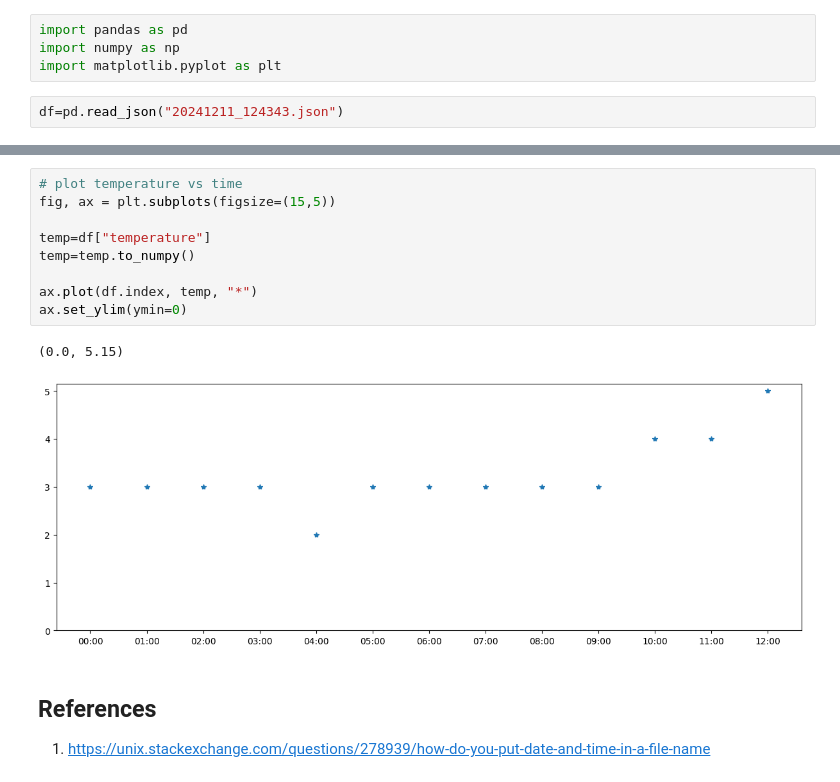
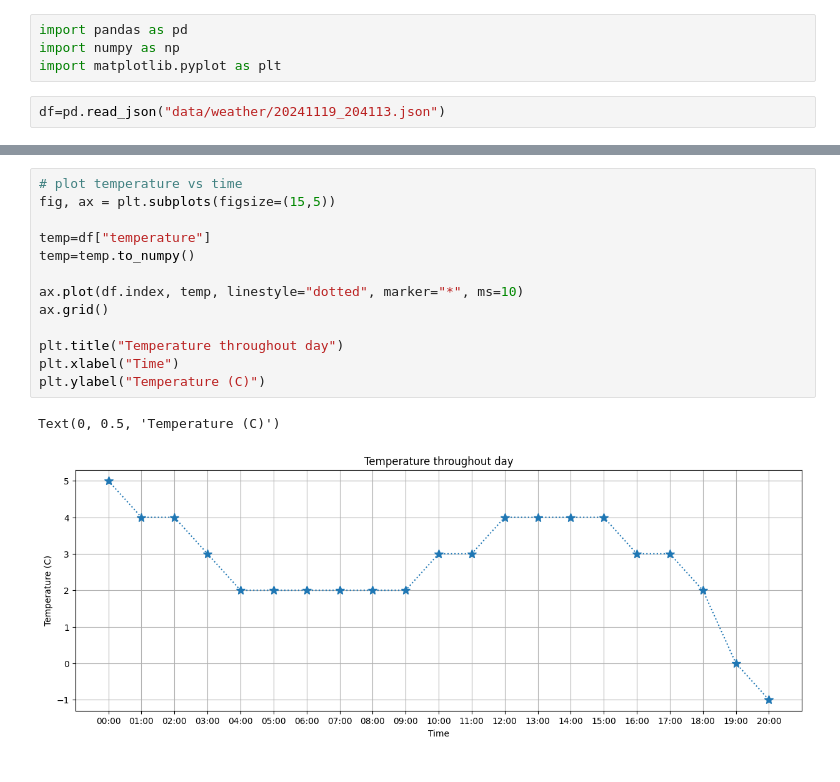
Before and after one commit to rayne-fall/computer-infrastructure, a Jupyter notebook: weather.ipynb, the cells around one changed output, grey strips where cells are left out. Cells and saved outputs as stored; diff of their text form.

Commit message:
finished plots for task 9

```diff
--- a/weather.ipynb
+++ b/weather.ipynb
@@ -82,7 +82,7 @@ import pandas as pd
 import numpy as np
 import matplotlib.pyplot as plt
 # %%
-df=pd.read_json("20241211_124343.json")
+df=pd.read_json("data/weather/20241119_204113.json")
 # %%
 df
 # %% [output]
@@ -123,16 +129,16 @@ df
 # %%
 # plot temperature vs time
 fig, ax = plt.subplots(figsize=(15,5))
 
 temp=df["temperature"]
 temp=temp.to_numpy()
 
-ax.plot(df.index, temp, "*")
-ax.set_ylim(ymin=0)
+ax.plot(df.index, temp, linestyle="dotted", marker="*", ms=10)
+ax.grid()
+
+plt.title("Temperature throughout day")
+plt.xlabel("Time")
+plt.ylabel("Temperature (C)")
 # %% [output]
-(0.0, 5.15)
+Text(0, 0.5, 'Temperature (C)')
-[figure, old version]
+[figure, new version]
-# %% [markdown]
-## References
-
-1. https://unix.stackexchange.com/questions/278939/how-do-you-put-date-and-time-in-a-file-name
```
Also changed, not shown: parts of 5 cells of this notebook, 2 other files.
